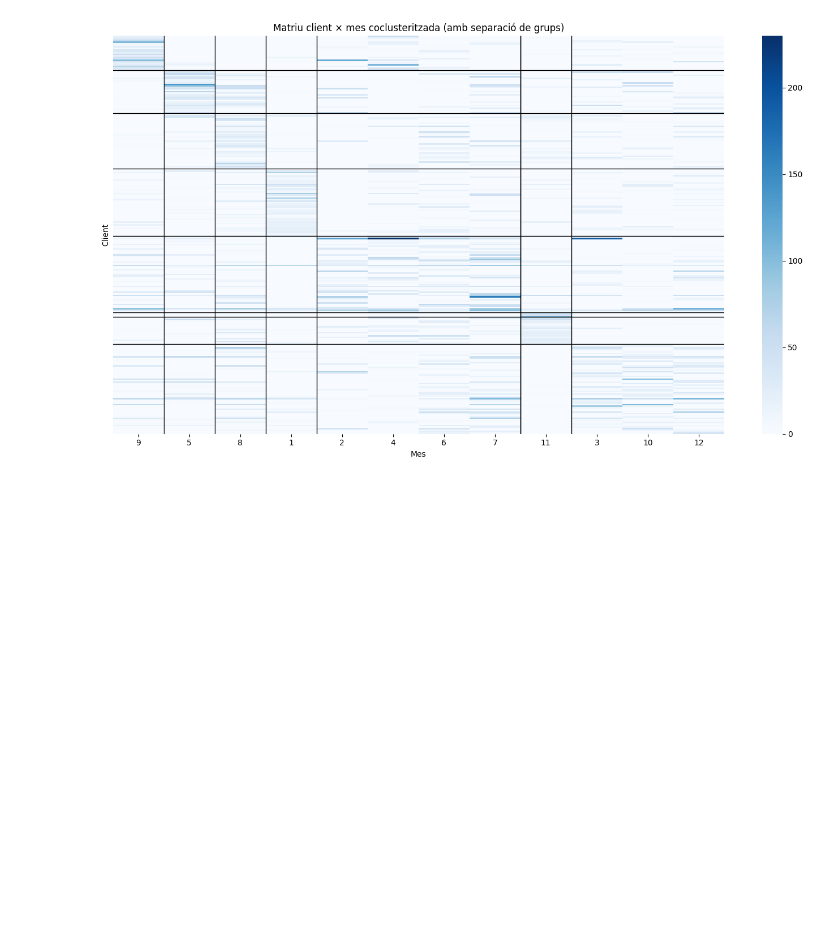
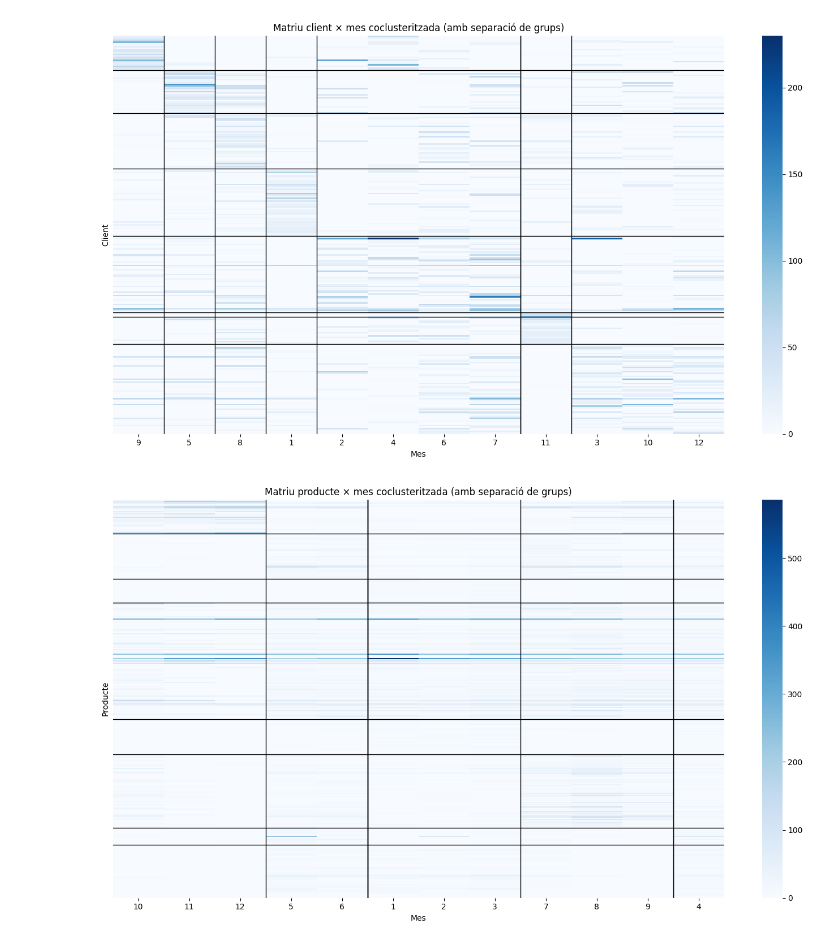
Before and after one commit to davidvilajosana/TFG_Product-Client-Relation, a Jupyter notebook: notebooks/coclustering.ipynb, the cells around one changed output. Saved outputs shown, nothing was run; the diff lists cells and outputs as text; code cells hidden in the pictures; blank space fills up the shorter version.

```diff
--- a/notebooks/coclustering.ipynb
+++ b/notebooks/coclustering.ipynb
@@ -241,3 +241,67 @@ plt.tight_layout()
 plt.show()
 # %% [output]
 [figure]
+# %%
+import pandas as pd
+from sklearn.cluster import SpectralCoclustering
+import matplotlib.pyplot as plt
+import seaborn as sns
+import numpy as np
+
+# 1. Carregar les dades
+df = pd.read_csv("../data/df_preparat.csv")
+
+# 2. Conversió i neteja
+df["Month"] = pd.to_numeric(df["Month"], errors="coerce")
+df = df.dropna(subset=["Month", "Product_Description"])
+
+# 3. Crear matriu client × mes
+client_month_matrix = pd.crosstab(df["Product_Description"], df["Month"])
+
+# 4. Filtrar dades poc significatives
+filtered_client_month = client_month_matrix.loc[
+    client_month_matrix.gt(0).sum(axis=1) >= 3,
+    client_month_matrix.gt(0).sum(axis=0) >= 5
+]
+
+# 5. Coclústers amb més grups
+n_clusters = 8
+model_cm = SpectralCoclustering(n_clusters=n_clusters, random_state=0)
+model_cm.fit(filtered_client_month)
+
+# 6. Afegim els coclústers
+filtered_client_month["Product_Cluster"] = model_cm.row_labels_
+month_clusters_cm = pd.DataFrame({
+    "Month": filtered_client_month.columns[:-1],
+    "Month_Cluster": model_cm.column_labels_
+})
+
+# 7. Exportació
+filtered_client_month.reset_index().to_csv("product_month_coclusters.csv", index=False)
+month_clusters_cm.to_csv("month_coclusters_product_view.csv", index=False)
+
+# 8. Visualització millorada
+# Reordenem
+reordered_matrix = filtered_client_month.drop("Product_Cluster", axis=1).iloc[
+    model_cm.row_labels_.argsort(),
+    model_cm.column_labels_.argsort()
+]
+
+# Divisions per coclústers (línies de separació)
+row_ticks = np.cumsum(np.bincount(model_cm.row_labels_))[:-1]
+col_ticks = np.cumsum(np.bincount(model_cm.column_labels_))[:-1]
+
+# Plot
+plt.figure(figsize=(14, 8))
+ax = sns.heatmap(reordered_matrix, cmap="Blues", cbar=True, xticklabels=True, yticklabels=False)
+for r in row_ticks:
+    ax.axhline(r, color='black', lw=1)
+for c in col_ticks:
+    ax.axvline(c, color='black', lw=1)
+plt.title("Matriu producte × mes coclusteritzada (amb separació de grups)")
+plt.xlabel("Mes")
+plt.ylabel("Producte")
+plt.tight_layout()
+plt.show()
+# %% [output]
+[figure, added]
```
Also changed, not shown: 15 other files.
